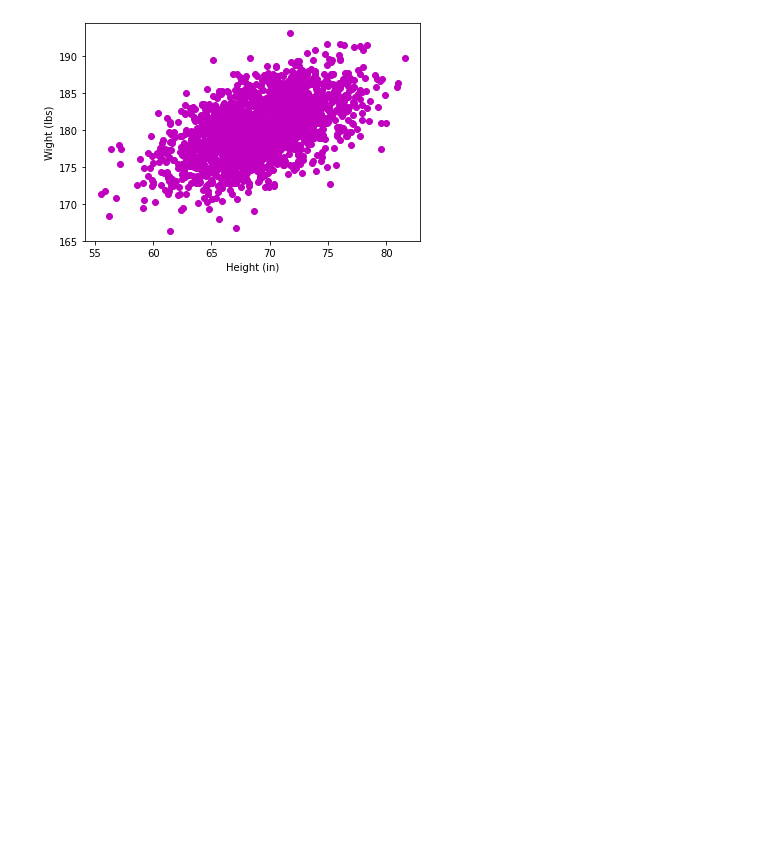
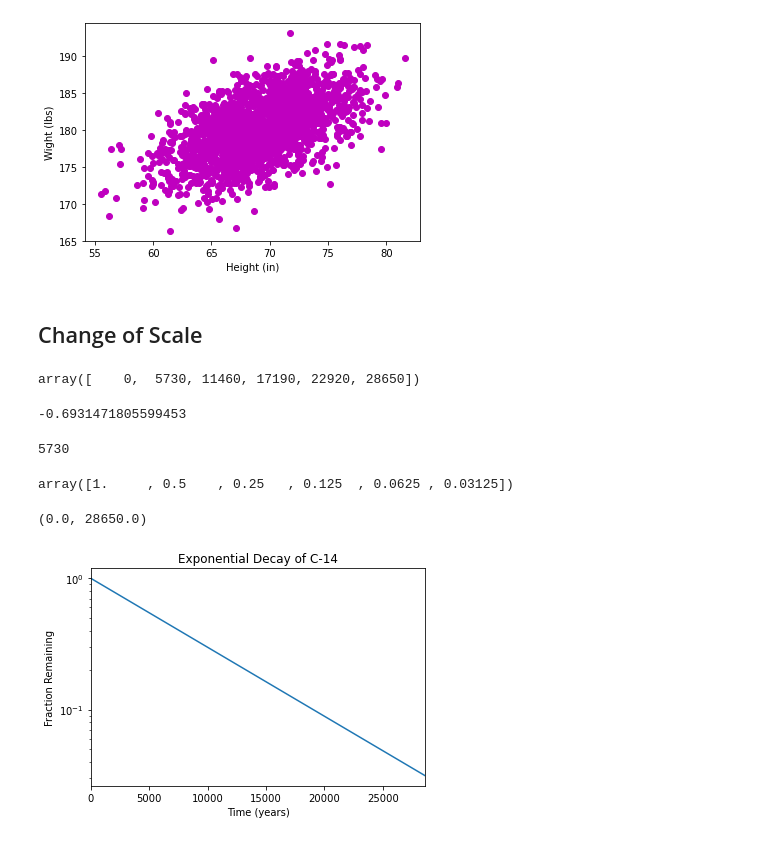
Before and after one commit to ralexrivero/_hbtnml, a Jupyter notebook: math/0x01-plotting/0x01-plotting.ipynb, the cells around one changed output. Cells and saved outputs as stored; diff of their text form; code cells hidden in the pictures; blank space fills up the shorter version.

```diff
--- a/math/0x01-plotting/0x01-plotting.ipynb
+++ b/math/0x01-plotting/0x01-plotting.ipynb
@@ -32,3 +33,36 @@ plt.ylabel('Wight (lbs)')
 # %% [output]
 Text(0, 0.5, 'Wight (lbs)')
 [figure]
+# %% [markdown]
+## Change of Scale
+# %%
+x = np.arange(0, 28651, 5730)
+r = np.log(0.5)
+t = 5730
+y = np.exp((r / t) * x)
+# %%
+x
+# %% [output]
+array([    0,  5730, 11460, 17190, 22920, 28650])
+# %%
+r
+# %% [output]
+-0.6931471805599453
+# %%
+t
+# %% [output]
+5730
+# %%
+y
+# %% [output]
+array([1.     , 0.5    , 0.25   , 0.125  , 0.0625 , 0.03125])
+# %%
+plt.plot(x, y)
+plt.xlabel('Time (years)')
+plt.ylabel('Fraction Remaining')
+plt.title('Exponential Decay of C-14')
+plt.yscale('log')
+plt.xlim(0, 28650)
+# %% [output]
+(0.0, 28650.0)
+[figure, added]
```
Also changed, not shown: parts of 1 cell of this notebook, 1 other file.
